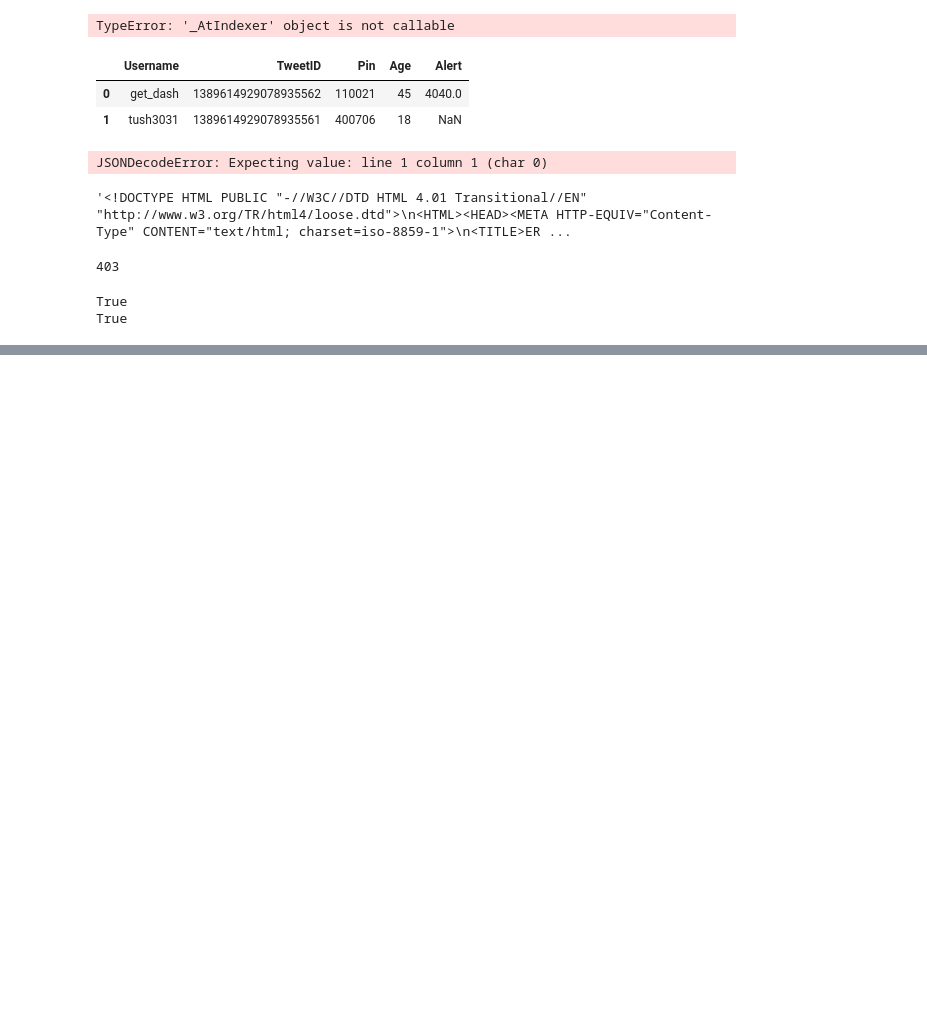
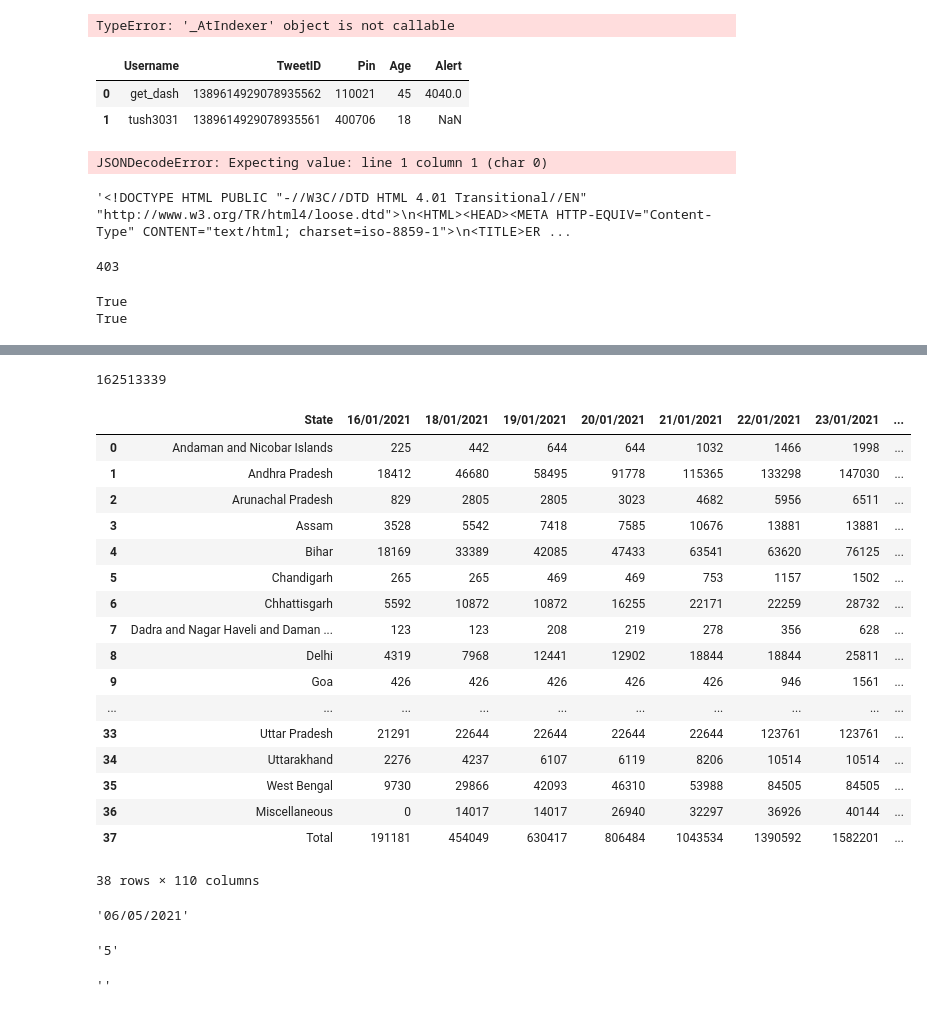
Before and after one commit to swiftlysingh/GetMySlot, a Jupyter notebook: getmyslot.ipynb, the cells around one changed output, grey strips where cells are left out. Cells and saved outputs as stored; diff of their text form; code cells hidden in the pictures; blank space fills up the shorter version.

```diff
--- a/getmyslot.ipynb
+++ b/getmyslot.ipynb
@@ -144,0 +175,39 @@ True
+# %%
+df = pd.read_csv("vaccine_doses_statewise.csv")
+download_file("http://api.covid19india.org/csv/latest/vaccine_doses_statewise.csv")
+df[(datetime.date.today() + datetime.timedelta(days=-2)).strftime("%d/%m/%Y")].iloc[-1]
+# %% [output]
+162513339
+# %%
+df
+# %% [output]
+|  | State | 16/01/2021 | 18/01/2021 | 19/01/2021 | 20/01/2021 | 21/01/2021 | 22/01/2021 | 23/01/2021 | ... |
+| 0 | Andaman and Nicobar Islands | 225 | 442 | 644 | 644 | 1032 | 1466 | 1998 | ... |
+| 1 | Andhra Pradesh | 18412 | 46680 | 58495 | 91778 | 115365 | 133298 | 147030 | ... |
+| 2 | Arunachal Pradesh | 829 | 2805 | 2805 | 3023 | 4682 | 5956 | 6511 | ... |
+| 3 | Assam | 3528 | 5542 | 7418 | 7585 | 10676 | 13881 | 13881 | ... |
+| 4 | Bihar | 18169 | 33389 | 42085 | 47433 | 63541 | 63620 | 76125 | ... |
+| 5 | Chandigarh | 265 | 265 | 469 | 469 | 753 | 1157 | 1502 | ... |
+| 6 | Chhattisgarh | 5592 | 10872 | 10872 | 16255 | 22171 | 22259 | 28732 | ... |
+| 7 | Dadra and Nagar Haveli and Daman ... | 123 | 123 | 208 | 219 | 278 | 356 | 628 | ... |
+| 8 | Delhi | 4319 | 7968 | 12441 | 12902 | 18844 | 18844 | 25811 | ... |
+| 9 | Goa | 426 | 426 | 426 | 426 | 426 | 946 | 1561 | ... |
+| ... | ... | ... | ... | ... | ... | ... | ... | ... | ... |
+| 33 | Uttar Pradesh | 21291 | 22644 | 22644 | 22644 | 22644 | 123761 | 123761 | ... |
+| 34 | Uttarakhand | 2276 | 4237 | 6107 | 6119 | 8206 | 10514 | 10514 | ... |
+| 35 | West Bengal | 9730 | 29866 | 42093 | 46310 | 53988 | 84505 | 84505 | ... |
+| 36 | Miscellaneous | 0 | 14017 | 14017 | 26940 | 32297 | 36926 | 40144 | ... |
+| 37 | Total | 191181 | 454049 | 630417 | 806484 | 1043534 | 1390592 | 1582201 | ... |
+38 rows × 110 columns
+# %%
+(datetime.date.today() + datetime.timedelta(days=-)).strftime("%d/%m/%Y")
+# %% [output]
+'06/05/2021'
+# %%
+datetime.date.today().strftime("%w")
+# %% [output]
+'5'
+# %%
+datetime.date.today().strftime("%z")
+# %% [output]
+''
```
Also changed, not shown: parts of 9 cells of this notebook, 4 other files.
